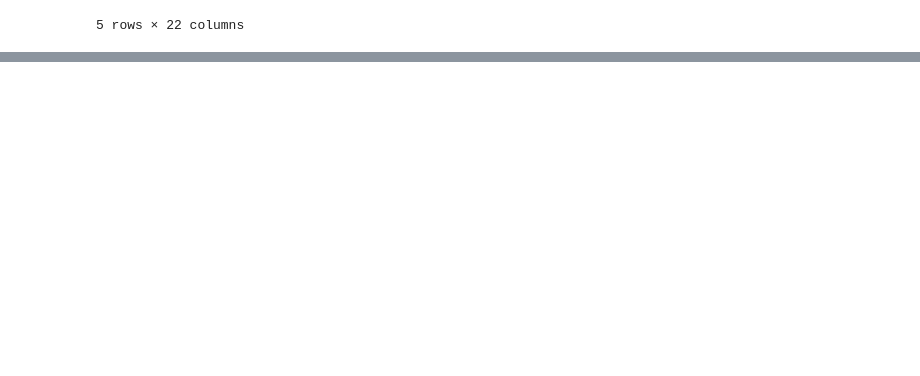
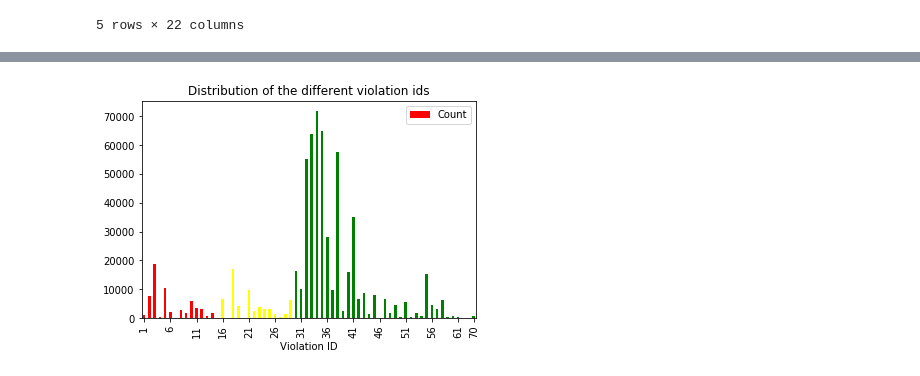
Before and after one commit to VodopaDev/CS401-Chicago-Crime-Analysis, a Jupyter notebook: violations.ipynb, the cells around one changed output, grey strips where cells are left out. Drawn from its saved outputs; the diff is of its cells as text; code cells hidden in the pictures; blank space fills up the shorter version.

Commit message:
Analyse frequency of violations

```diff
--- a/violations.ipynb
+++ b/violations.ipynb
@@ -37,3 +43,9 @@ violations.head()
 | 2 | 2316054 | SUBWAY | SUBWAY | 2590201.0 | Restaurant | Risk 1 (High) | 2512 W NORTH AVE | CHICAGO | IL | ... |
 | 3 | 2316057 | LITTLE GENIUS COMMUNITY DAYCARE 11 | LITTLE GENIUS COMMUNITY DAYCARE | 2359451.0 | Daycare (2 - 6 Years) | Risk 1 (High) | 1000 W 103RD ST | CHICAGO | IL | ... |
 5 rows × 22 columns
+# %%
+def get_violation_id(x):
+    return x.split('.')[0].strip()
+
+violations['Violation ID'] = violations['Violation'].apply(get_violation_id).astype(int)
+violations.head()
@@ -39,0 +69,3 @@ violations.head()
+# %%
+violations_count = violations[['Inspection ID', 'Violation ID']].groupby('Violation ID').count().rename(columns={'Inspection ID' : 'Count'})
+violations_count.sort_values('Count', ascending=False).head()
@@ -39,0 +80,11 @@ violations.head()
+# %%
+colors = [['red']*14 + ['yellow']*15 + ['green']*(len(violations_count) - 14 - 15)]
+violations_count.plot.bar(color=colors)
+plt.title("Distribution of the different violation ids")
+xticks = plt.gca().xaxis.get_major_ticks()
+for i in range(len(xticks)):
+    if i % 5 != 0:
+        xticks[i].set_visible(False)
+xticks[-1].set_visible(True)
+# %% [output]
+[figure, added]
```
Also changed, not shown: parts of 4 cells of this notebook.
